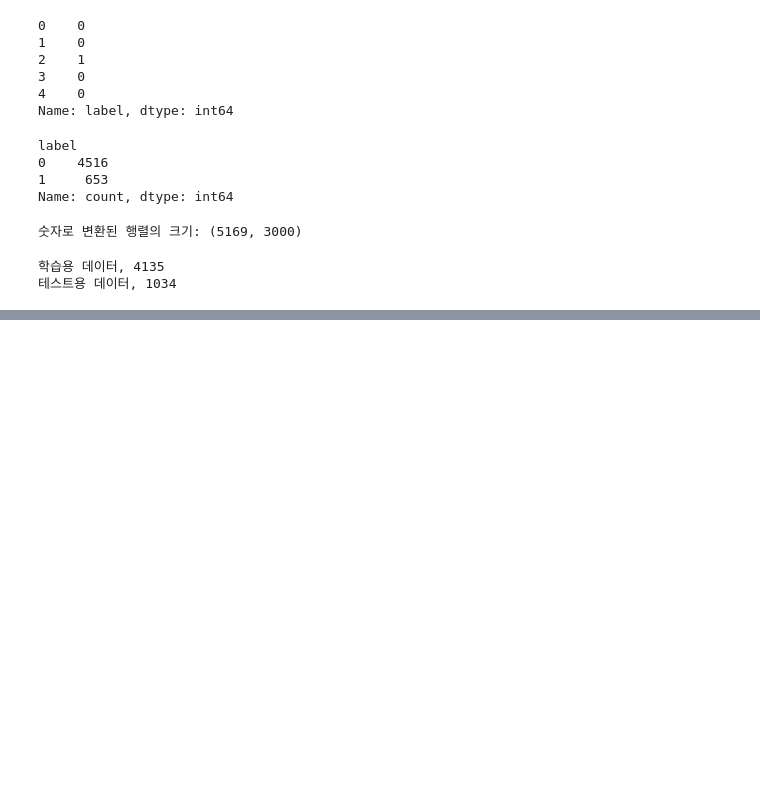
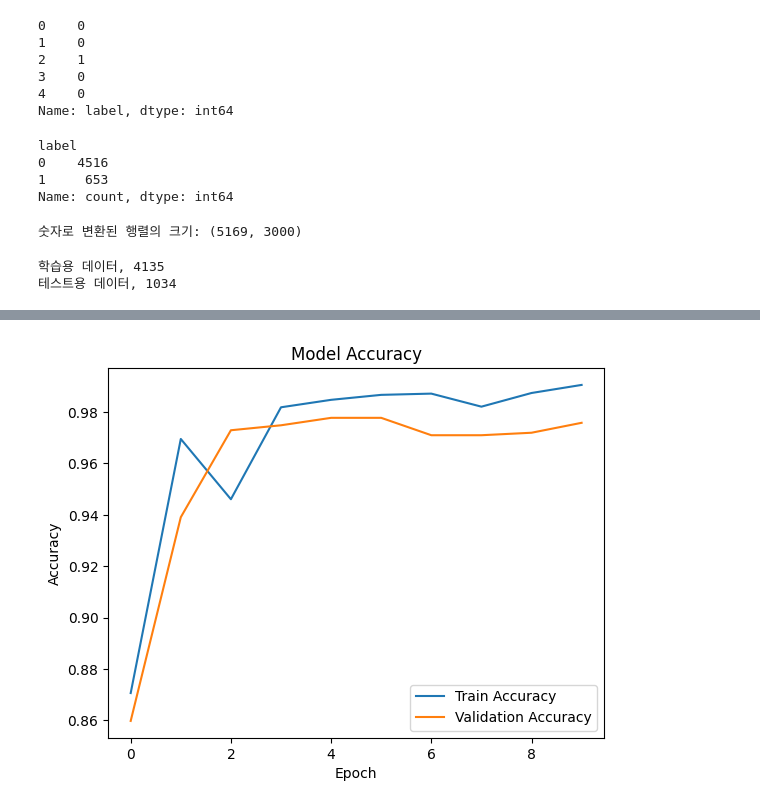
Before and after one commit to sorlros/spam_classification_model, a Jupyter notebook: spam_classification_model.ipynb, the cells around one changed output, grey strips where cells are left out. Drawn from its saved outputs; the diff is of its cells as text; code cells hidden in the pictures; blank space fills up the shorter version.

```diff
--- a/spam_classification_model.ipynb
+++ b/spam_classification_model.ipynb
@@ -399,4 +395,12 @@ print(f"데이터 형태: {X_final.shape}")
 from tensorflow.keras.models import Sequential
 from tensorflow.keras.layers import Embedding, LSTM, Dense, Dropout
 
-model =
+model = Sequential([
+    Embedding(input_dim=5000, output_dim=64, input_length=50),
+    LSTM(32),
+    Dropout(0.5),
+    Dense(1, activation="sigmoid")
+])
+
+model.compile(optimizer="adam", loss="binary_crossentropy", metrics=["accuracy"])
+model.summary()
@@ -403,2 +430,6 @@ model =
 # %%
+from sklearn.model_selection import train_test_split
+
+X_train, X_test, y_train, y_test = train_test_split(X_final, y, test_size=0.2, random_state=42)
+history = model.fit(X_train, y_train, epochs=10, batch_size=32, validation_data=(X_test, y_test))
 # %% [output]
@@ -416,0 +457,13 @@ Name: text_clean, Length: 5167, dtype: object
+# %%
+import matplotlib.pyplot as plt
+
+# 정확도 그래프 그리기
+plt.plot(history.history['accuracy'], label='Train Accuracy')
+plt.plot(history.history['val_accuracy'], label='Validation Accuracy')
+plt.title('Model Accuracy')
+plt.xlabel('Epoch')
+plt.ylabel('Accuracy')
+plt.legend()
+plt.show()
+# %% [output]
+[figure, added]
```
Also changed, not shown: parts of 12 cells of this notebook, 1 other file.
